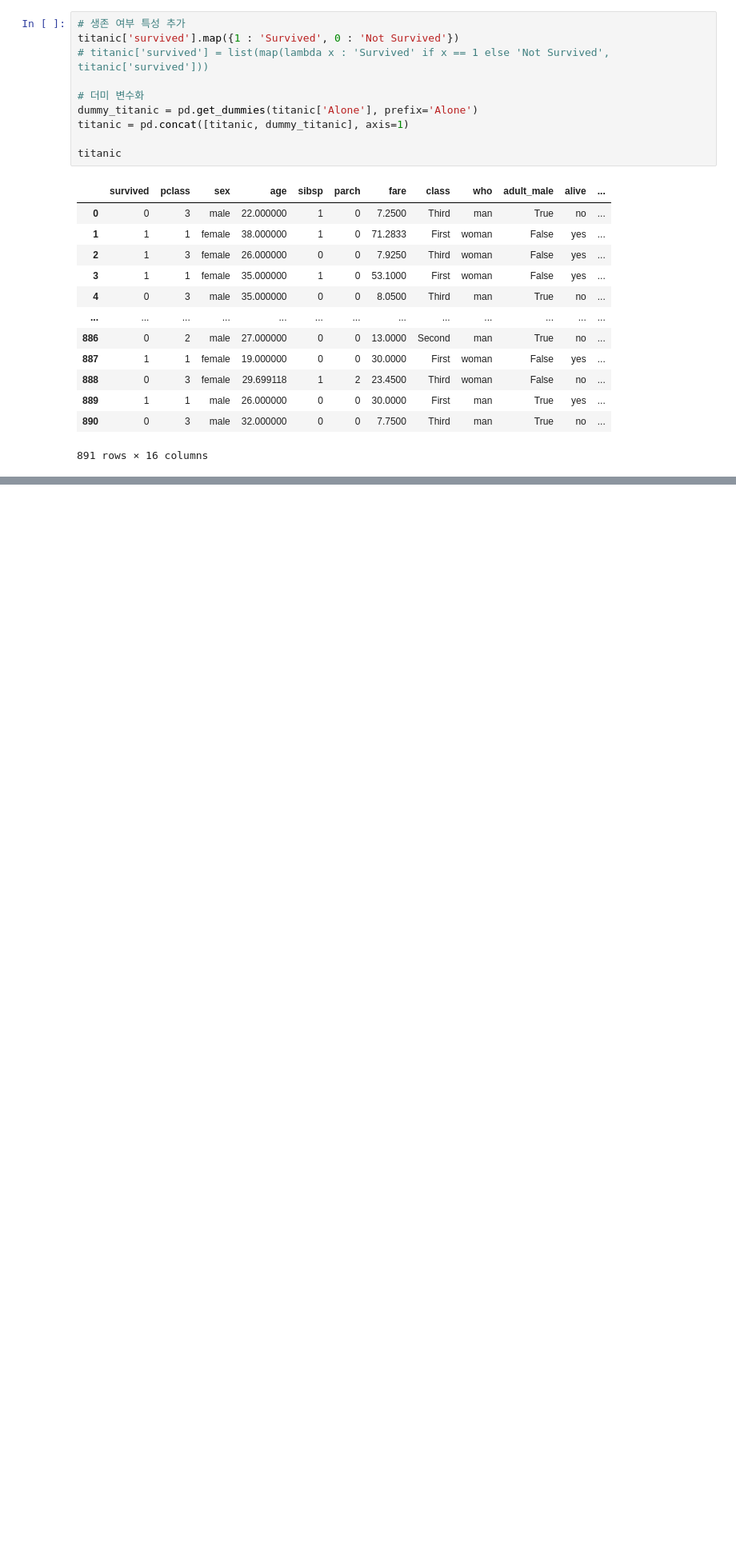
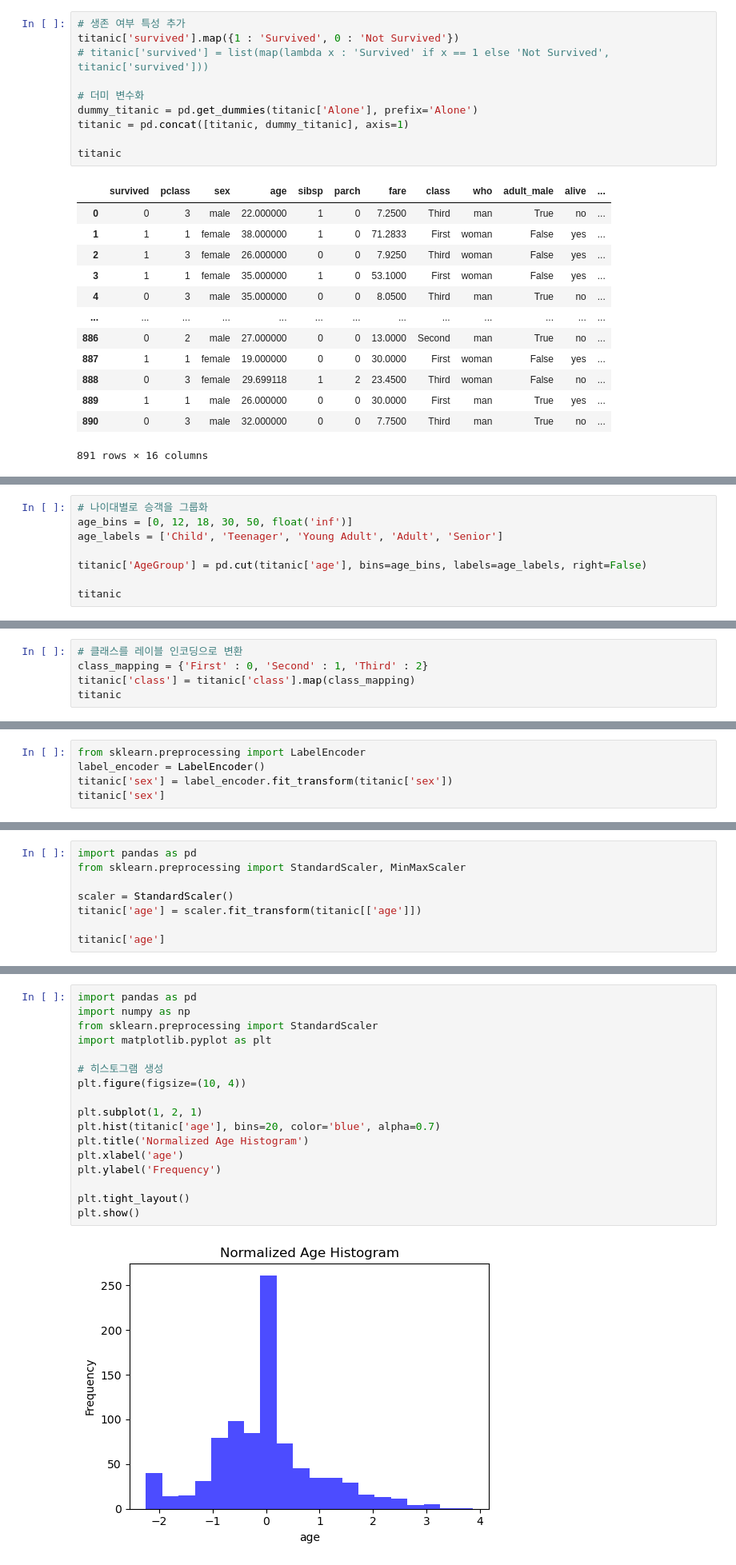
Before and after one commit to joo9810/Study, a Jupyter notebook: 빅데이터분석기사/part2/1유형/CHAPTER01.ipynb, the cells around one changed output, grey strips where cells are left out. Shown at 80% size. Saved outputs shown, nothing was run; the diff lists cells and outputs as text; blank space fills up the shorter version.

```diff
--- a/빅데이터분석기사/part2/1유형/CHAPTER01.ipynb
+++ b/빅데이터분석기사/part2/1유형/CHAPTER01.ipynb
@@ -207,0 +217,8 @@ titanic
+# %%
+# 나이대별로 승객을 그룹화
+age_bins = [0, 12, 18, 30, 50, float('inf')]
+age_labels = ['Child', 'Teenager', 'Young Adult', 'Adult', 'Senior']
+
+titanic['AgeGroup'] = pd.cut(titanic['age'], bins=age_bins, labels=age_labels, right=False)
+
+titanic
@@ -207,0 +256,5 @@ titanic
+# %%
+# 클래스를 레이블 인코딩으로 변환
+class_mapping = {'First' : 0, 'Second' : 1, 'Third' : 2}
+titanic['class'] = titanic['class'].map(class_mapping)
+titanic
@@ -207,0 +275,5 @@ titanic
+# %%
+from sklearn.preprocessing import LabelEncoder
+label_encoder = LabelEncoder()
+titanic['sex'] = label_encoder.fit_transform(titanic['sex'])
+titanic['sex']
@@ -207,0 +319,8 @@ titanic
+# %%
+import pandas as pd
+from sklearn.preprocessing import StandardScaler, MinMaxScaler
+
+scaler = StandardScaler()
+titanic['age'] = scaler.fit_transform(titanic[['age']])
+
+titanic['age']
@@ -207,0 +340,19 @@ titanic
+# %%
+import pandas as pd
+import numpy as np
+from sklearn.preprocessing import StandardScaler
+import matplotlib.pyplot as plt
+
+# 히스토그램 생성
+plt.figure(figsize=(10, 4))
+
+plt.subplot(1, 2, 1)
+plt.hist(titanic['age'], bins=20, color='blue', alpha=0.7)
+plt.title('Normalized Age Histogram')
+plt.xlabel('age')
+plt.ylabel('Frequency')
+
+plt.tight_layout()
+plt.show()
+# %% [output]
+[figure, added]
```
Also changed, not shown: parts of 11 cells of this notebook.
